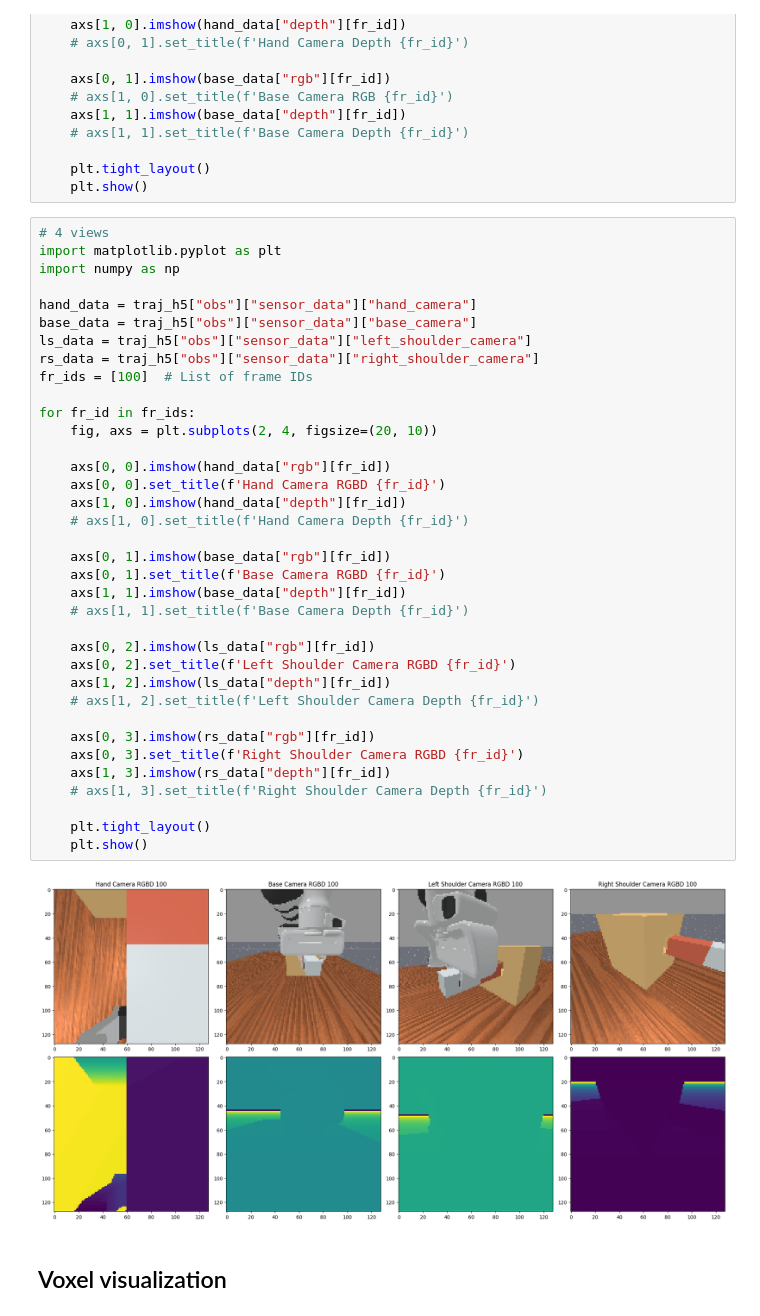
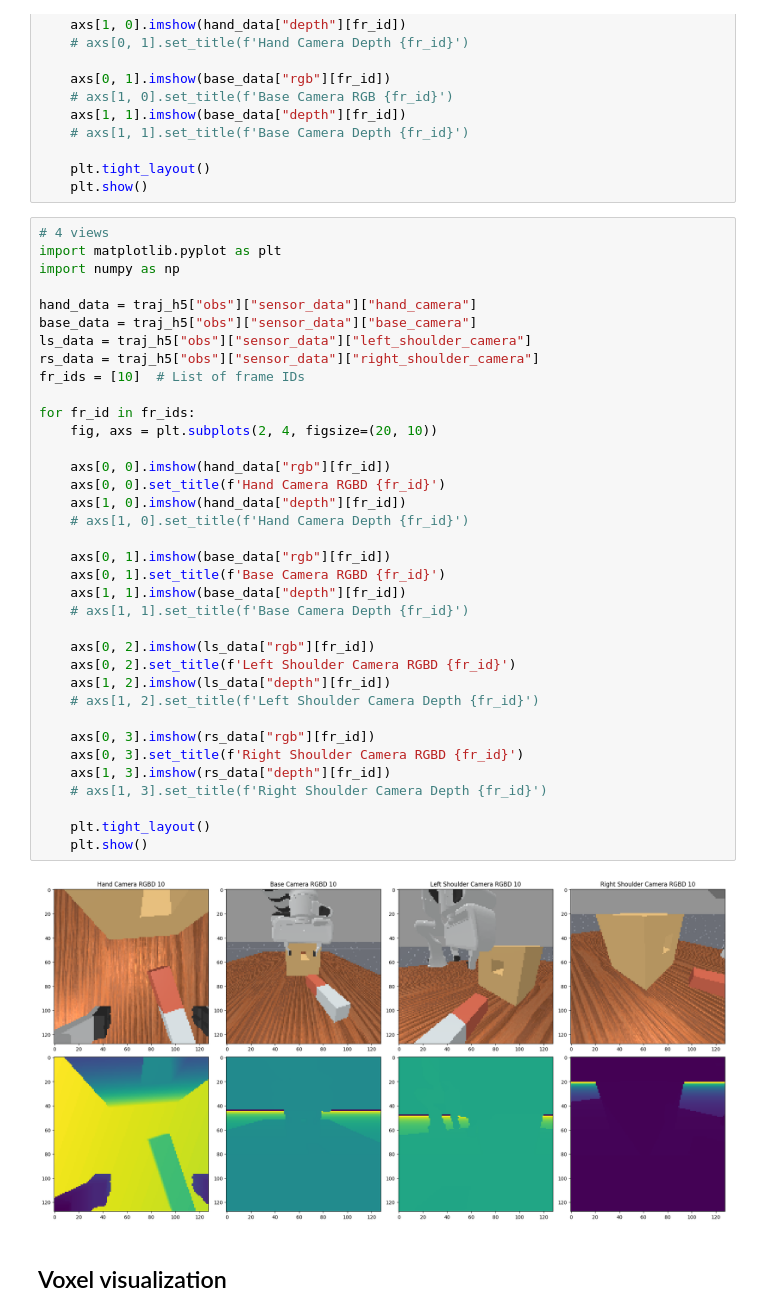
Before and after one commit to astonastonaston/peract, a Jupyter notebook: demo_visualizers.ipynb, the cells around one changed output. Cells and saved outputs as stored; diff of their text form.

```diff
--- a/demo_visualizers.ipynb
+++ b/demo_visualizers.ipynb
@@ -94,35 +94,35 @@ hand_data = traj_h5["obs"]["sensor_data"]["hand_camera"]
 base_data = traj_h5["obs"]["sensor_data"]["base_camera"]
 ls_data = traj_h5["obs"]["sensor_data"]["left_shoulder_camera"]
 rs_data = traj_h5["obs"]["sensor_data"]["right_shoulder_camera"]
-fr_ids = [100]  # List of frame IDs
+fr_ids = [10]  # List of frame IDs
 
 for fr_id in fr_ids:
     fig, axs = plt.subplots(2, 4, figsize=(20, 10))
 
     axs[0, 0].imshow(hand_data["rgb"][fr_id])
     axs[0, 0].set_title(f'Hand Camera RGBD {fr_id}')
     axs[1, 0].imshow(hand_data["depth"][fr_id])
     # axs[1, 0].set_title(f'Hand Camera Depth {fr_id}')
 
     axs[0, 1].imshow(base_data["rgb"][fr_id])
     axs[0, 1].set_title(f'Base Camera RGBD {fr_id}')
     axs[1, 1].imshow(base_data["depth"][fr_id])
     # axs[1, 1].set_title(f'Base Camera Depth {fr_id}')
 
     axs[0, 2].imshow(ls_data["rgb"][fr_id])
     axs[0, 2].set_title(f'Left Shoulder Camera RGBD {fr_id}')
     axs[1, 2].imshow(ls_data["depth"][fr_id])
     # axs[1, 2].set_title(f'Left Shoulder Camera Depth {fr_id}')
 
     axs[0, 3].imshow(rs_data["rgb"][fr_id])
     axs[0, 3].set_title(f'Right Shoulder Camera RGBD {fr_id}')
     axs[1, 3].imshow(rs_data["depth"][fr_id])
     # axs[1, 3].set_title(f'Right Shoulder Camera Depth {fr_id}')
 
     plt.tight_layout()
     plt.show()
 # %% [output]
-[figure, old version]
+[figure, new version]
 # %% [markdown]
 ## Voxel visualization
 # %%
```
Also changed, not shown: 3 other files.
